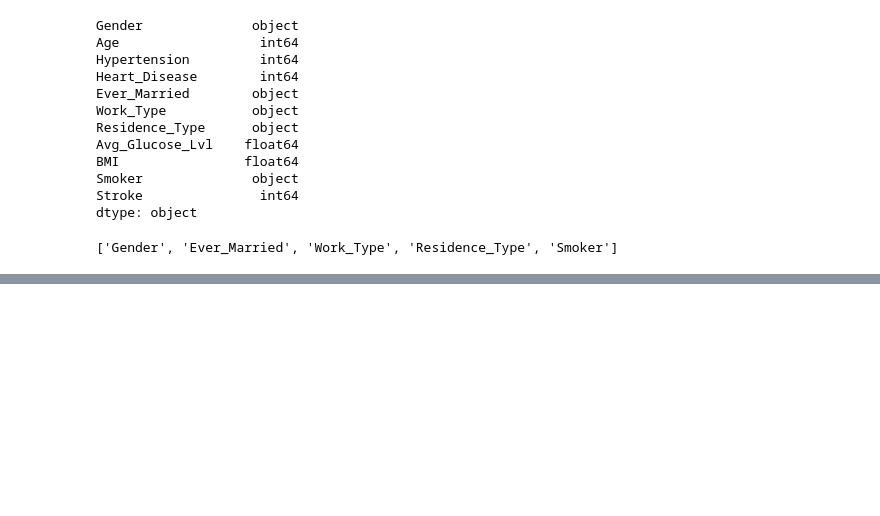
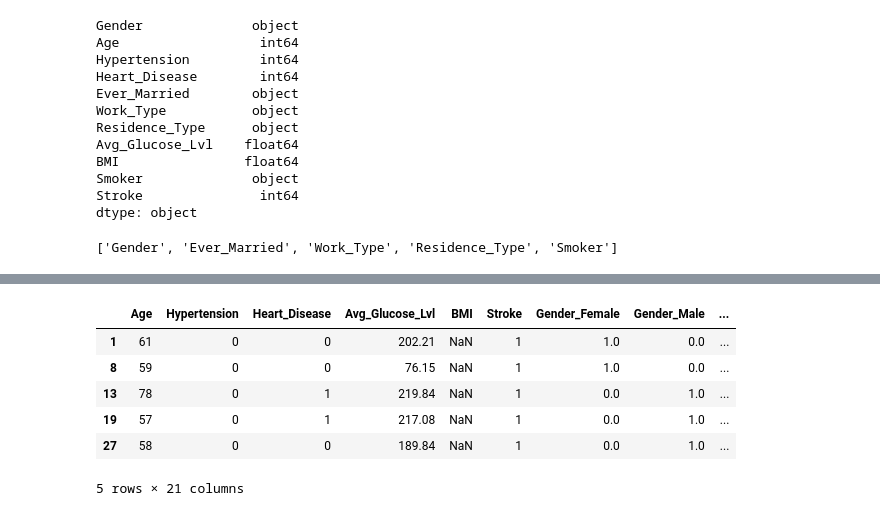
Before and after one commit to boborodono/San_Antonio_Machine_Learning_SAML, a Jupyter notebook: Corcoran/RandomForestClassifier_ML_Model.ipynb, the cells around one changed output, grey strips where cells are left out. Drawn from its saved outputs; the diff is of its cells as text; code cells hidden in the pictures; blank space fills up the shorter version.

```diff
--- a/Corcoran/RandomForestClassifier_ML_Model.ipynb
+++ b/Corcoran/RandomForestClassifier_ML_Model.ipynb
@@ -132 +129,11 @@ Smoker_Unknown             0
 dtype: int64
+# %%
+medical_df.loc[medical_df['BMI'].isnull()].head()
+# %% [output]
+|  | Age | Hypertension | Heart_Disease | Avg_Glucose_Lvl | BMI | Stroke | Gender_Female | Gender_Male | ... |
+| 1 | 61 | 0 | 0 | 202.21 | NaN | 1 | 1.0 | 0.0 | ... |
+| 8 | 59 | 0 | 0 | 76.15 | NaN | 1 | 1.0 | 0.0 | ... |
+| 13 | 78 | 0 | 1 | 219.84 | NaN | 1 | 0.0 | 1.0 | ... |
+| 19 | 57 | 0 | 1 | 217.08 | NaN | 1 | 0.0 | 1.0 | ... |
+| 27 | 58 | 0 | 0 | 189.84 | NaN | 1 | 0.0 | 1.0 | ... |
+5 rows × 21 columns
```
Also changed, not shown: parts of 18 cells of this notebook.
